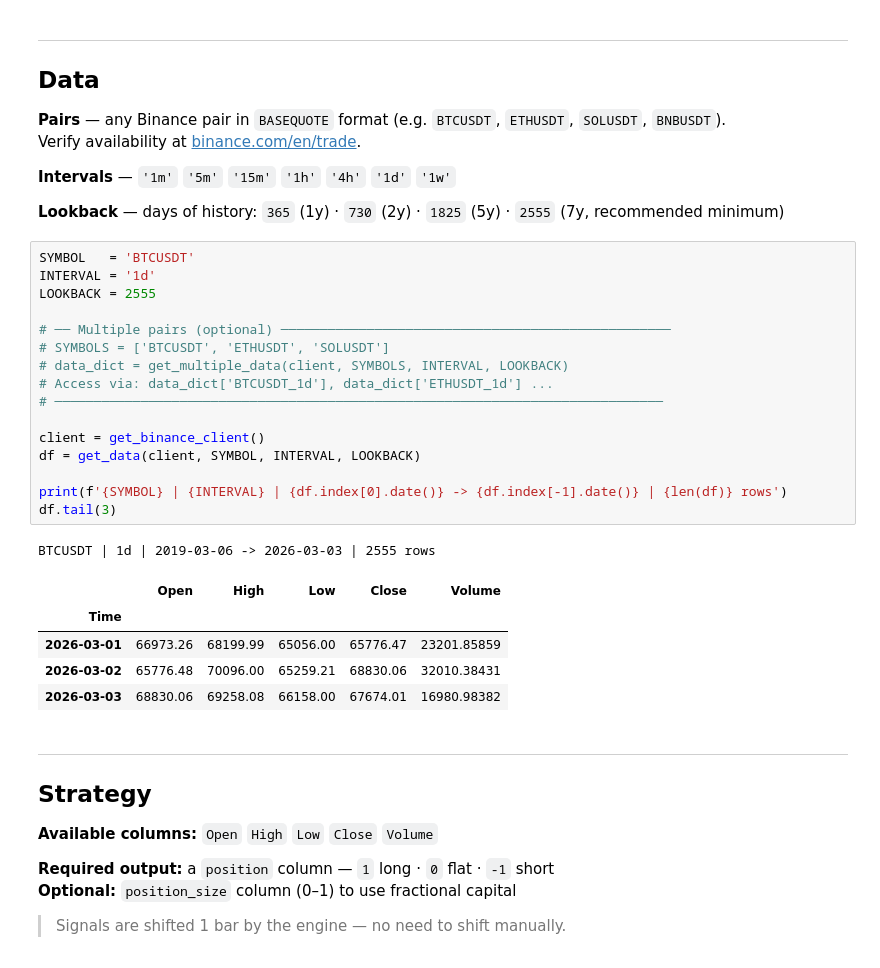
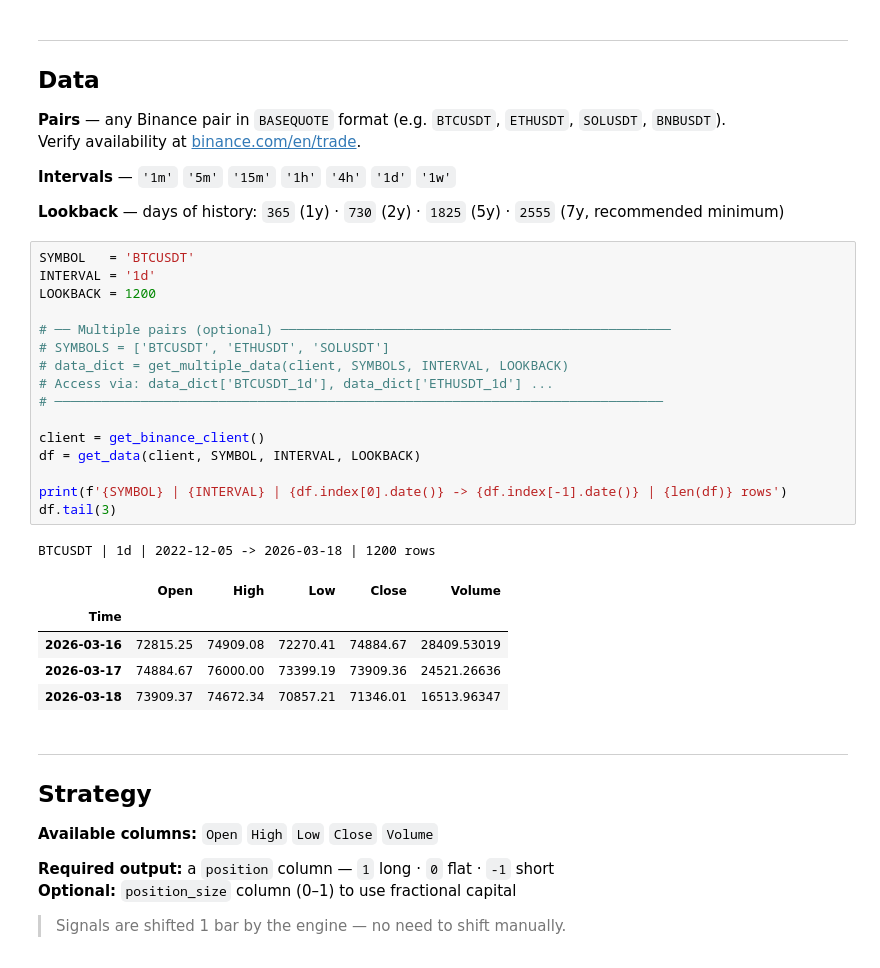
Before and after one commit to Epsilon-Fund/Epsilon-Quant-Research, a Jupyter notebook: topics/momentum/strategies/testing/ema9_21.ipynb, the cells around one changed output. Drawn from its saved outputs; the diff is of its cells as text.

```diff
--- a/topics/momentum/strategies/testing/ema9_21.ipynb
+++ b/topics/momentum/strategies/testing/ema9_21.ipynb
@@ -28,26 +28,26 @@ Verify availability at [binance.com/en/trade](https://www.binance.com/en/trade).
 # %%
 SYMBOL   = 'BTCUSDT'
 INTERVAL = '1d'
-LOOKBACK = 2555
+LOOKBACK = 1200
 
 # ── Multiple pairs (optional) ──────────────────────────────────────────────────
 # SYMBOLS = ['BTCUSDT', 'ETHUSDT', 'SOLUSDT']
 # data_dict = get_multiple_data(client, SYMBOLS, INTERVAL, LOOKBACK)
 # Access via: data_dict['BTCUSDT_1d'], data_dict['ETHUSDT_1d'] ...
 # ──────────────────────────────────────────────────────────────────────────────
 
 client = get_binance_client()
 df = get_data(client, SYMBOL, INTERVAL, LOOKBACK)
 
 print(f'{SYMBOL} | {INTERVAL} | {df.index[0].date()} -> {df.index[-1].date()} | {len(df)} rows')
 df.tail(3)
 # %% [output]
-BTCUSDT | 1d | 2019-03-06 -> 2026-03-03 | 2555 rows
+BTCUSDT | 1d | 2022-12-05 -> 2026-03-18 | 1200 rows
 |  | Open | High | Low | Close | Volume |
 | Time |  |  |  |  |  |
-| 2026-03-01 | 66973.26 | 68199.99 | 65056.00 | 65776.47 | 23201.85859 |
-| 2026-03-02 | 65776.48 | 70096.00 | 65259.21 | 68830.06 | 32010.38431 |
-| 2026-03-03 | 68830.06 | 69258.08 | 66158.00 | 67674.01 | 16980.98382 |
+| 2026-03-16 | 72815.25 | 74909.08 | 72270.41 | 74884.67 | 28409.53019 |
+| 2026-03-17 | 74884.67 | 76000.00 | 73399.19 | 73909.36 | 24521.26636 |
+| 2026-03-18 | 73909.37 | 74672.34 | 70857.21 | 71346.01 | 16513.96347 |
 # %% [markdown]
 ---
 ## Strategy
```
Also changed, not shown: parts of 2 cells of this notebook, 28 other files.
